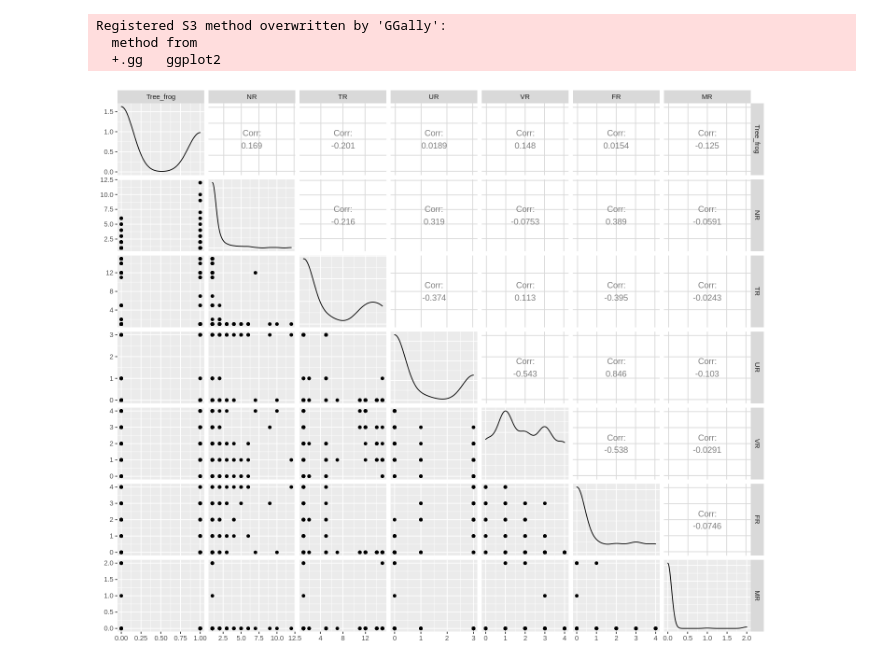
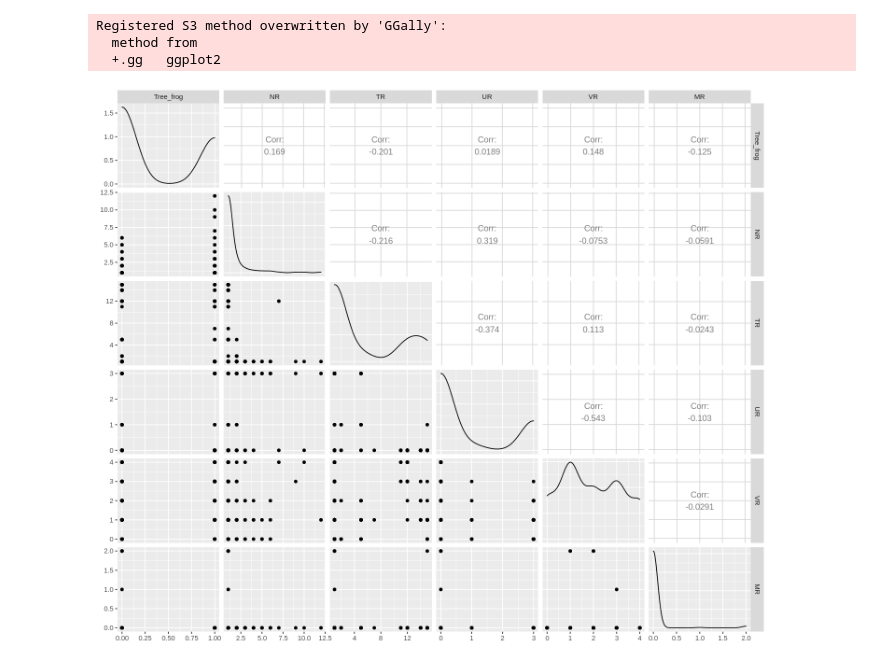
Before and after one commit to dvorster/dsci-100-group35-project, a Jupyter notebook: term-project.ipynb, the cells around one changed output. Drawn from its saved outputs; the diff is of its cells as text; code cells hidden in the pictures.

```diff
--- a/term-project.ipynb
+++ b/term-project.ipynb
@@ -108,12 +96,13 @@ A tibble: 6 × 7
 # %%
+#Plot correlations between variables
 library(GGally)
 options(repr.plot.width = 12, repr.plot.height = 10)
 plot_pairs <- amphibians %>%
-  select(Tree_frog, NR, TR, UR, VR, FR, MR) %>%
+  select(Tree_frog, NR, TR, UR, VR, MR) %>%
   ggpairs()
 plot_pairs
 # %% [output]
 Registered S3 method overwritten by 'GGally':
   method from
   +.gg   ggplot2
-[figure, old version]
+[figure, new version]
```
Also changed, not shown: parts of 45 cells of this notebook.
